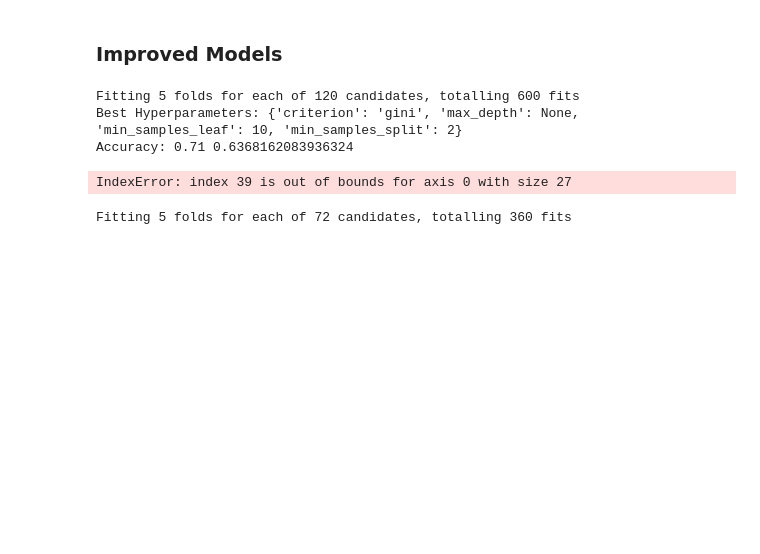
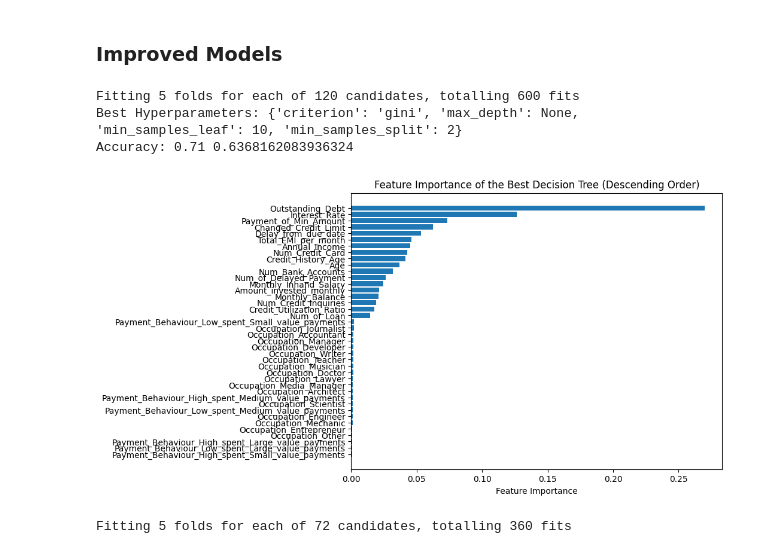
Before and after one commit to jjj1ff/CIS545_Proj, a Jupyter notebook: credict-ziao.ipynb, the cells around one changed output. Cells and saved outputs as stored; diff of their text form; code cells hidden in the pictures; blank space fills up the shorter version.

```diff
--- a/credict-ziao.ipynb
+++ b/credict-ziao.ipynb
@@ -333,20 +353,20 @@ Fitting 5 folds for each of 120 candidates, totalling 600 fits
 Best Hyperparameters: {'criterion': 'gini', 'max_depth': None, 'min_samples_leaf': 10, 'min_samples_split': 2}
 Accuracy: 0.71 0.6368162083936324
 # %%
-feature_names = df.drop(columns=['Credit_Score'], axis=1).columns
+feature_names = df_final.drop(columns=['Credit_Score'], axis=1).columns
 feature_importances = best_model.feature_importances_
 sorted_idx = np.argsort(feature_importances)[::-1]
 sorted_feature_names = feature_names[sorted_idx]
 sorted_importances = feature_importances[sorted_idx]
 plt.figure(figsize=(8, 6))
 plt.barh(range(len(sorted_importances)), sorted_importances, align='center')
 plt.yticks(range(len(sorted_importances)), sorted_feature_names)
 plt.xlabel('Feature Importance')
 plt.title('Feature Importance of the Best Decision Tree (Descending Order)')
 plt.gca().invert_yaxis()
 plt.show()
 # %% [output]
-IndexError: index 39 is out of bounds for axis 0 with size 27
+[figure, added]
 # %%
 from xgboost import XGBClassifier
 xgb = XGBClassifier(random_state=42, use_label_encoder=False, eval_metric='logloss')
```
Also changed, not shown: parts of 16 cells of this notebook.
